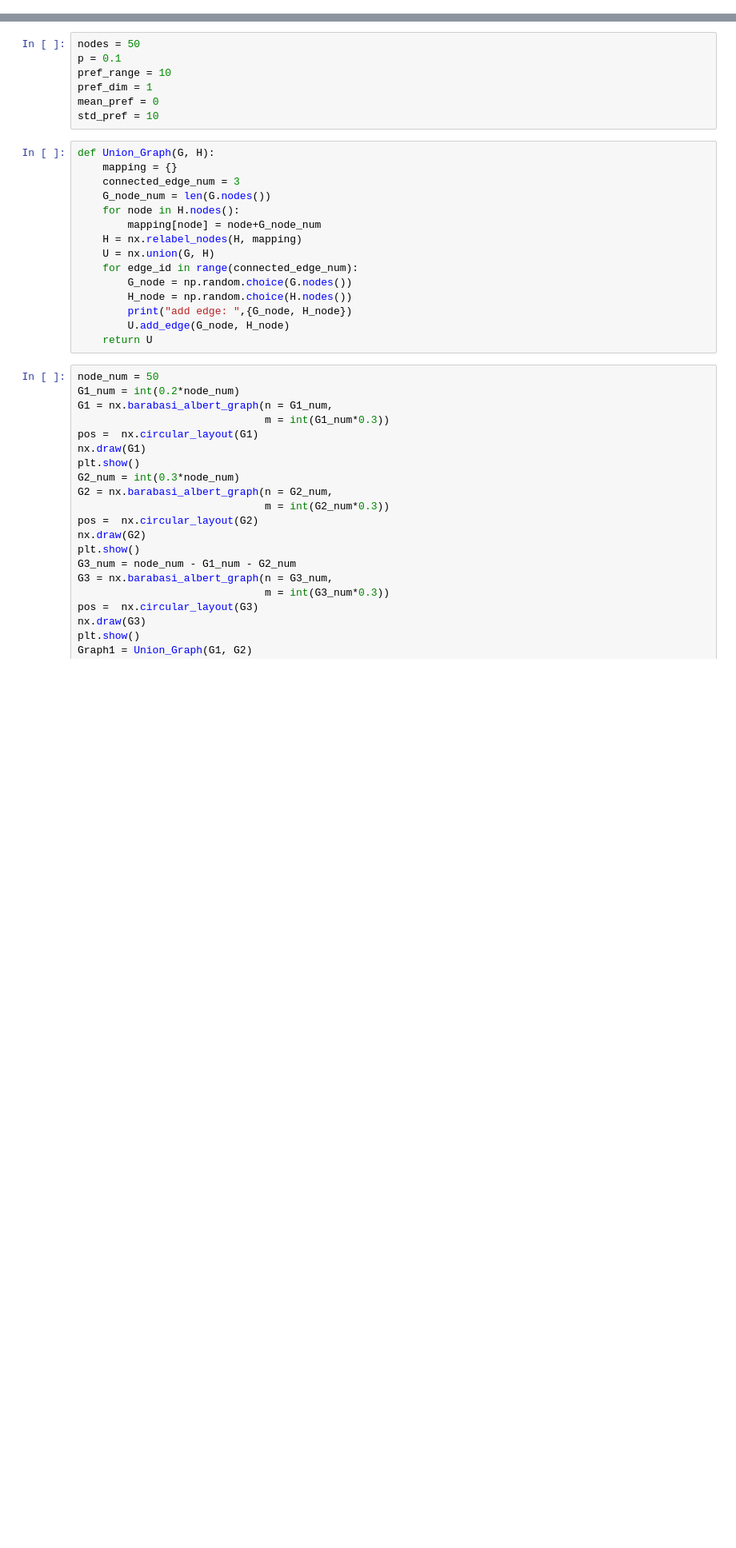
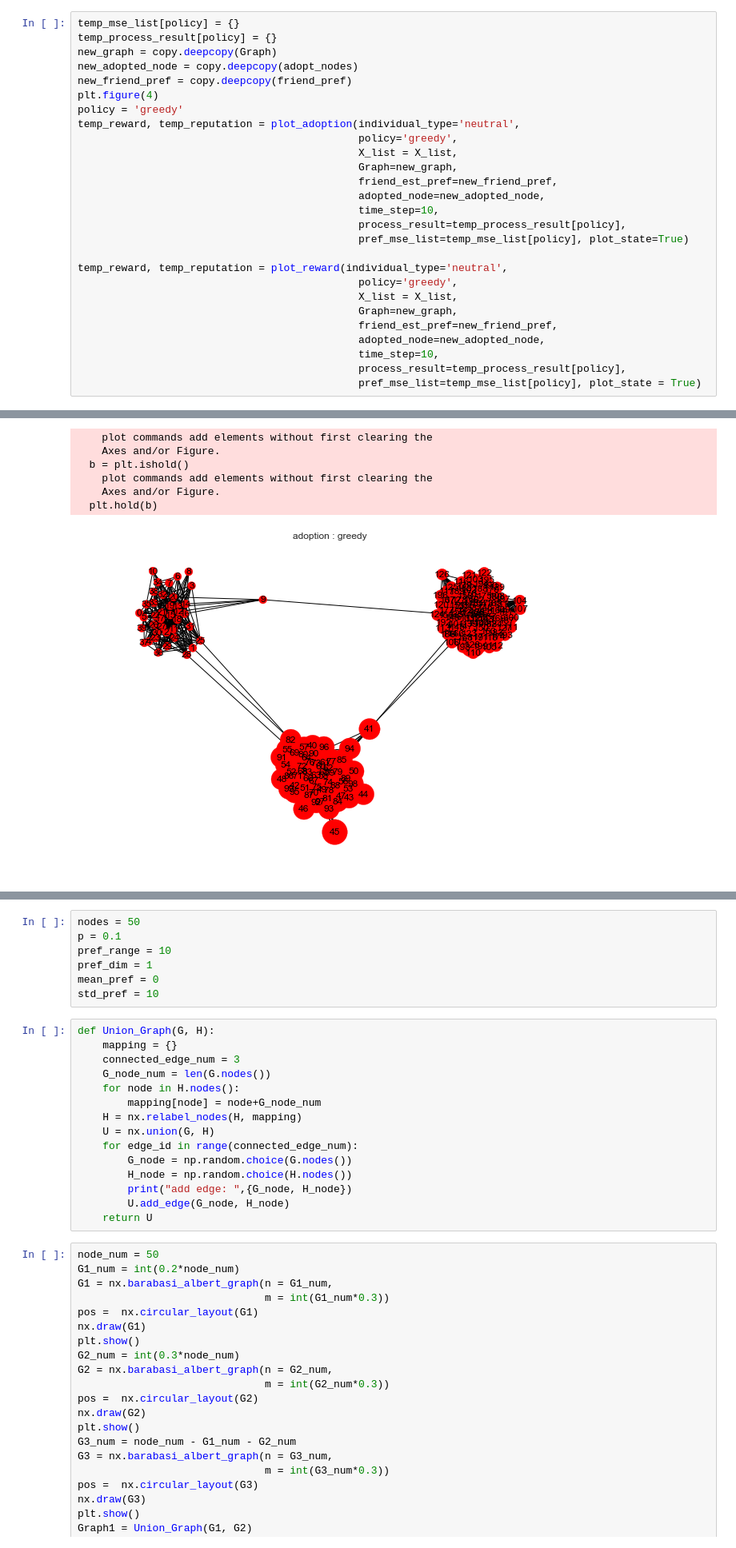
Before and after one commit to mRSun15/SID_on_social_network, a Jupyter notebook: Untitled.ipynb, the cells around one changed output, grey strips where cells are left out. Shown at 80% size. Saved outputs shown, nothing was run; the diff lists cells and outputs as text; blank space fills up the shorter version.

```diff
--- a/Untitled.ipynb
+++ b/Untitled.ipynb
@@ -7,0 +109,28 @@ from scipy.linalg import *
+# %%
+temp_mse_list[policy] = {}
+temp_process_result[policy] = {}
+new_graph = copy.deepcopy(Graph)
+new_adopted_node = copy.deepcopy(adopt_nodes)
+new_friend_pref = copy.deepcopy(friend_pref)
+plt.figure(4)
+policy = 'greedy'
+temp_reward, temp_reputation = plot_adoption(individual_type='neutral',
+                                             policy='greedy',
+                                             X_list = X_list,
+                                             Graph=new_graph,
+                                             friend_est_pref=new_friend_pref,
+                                             adopted_node=new_adopted_node,
+                                             time_step=10,
+                                             process_result=temp_process_result[policy],
+                                             pref_mse_list=temp_mse_list[policy], plot_state=True)
+
+temp_reward, temp_reputation = plot_reward(individual_type='neutral',
+                                             policy='greedy',
+                                             X_list = X_list,
+                                             Graph=new_graph,
+                                             friend_est_pref=new_friend_pref,
+                                             adopted_node=new_adopted_node,
+                                             time_step=10,
+                                             process_result=temp_process_result[policy],
+                                             pref_mse_list=temp_mse_list[policy], plot_state = True)
+# %% [output]
@@ -7,0 +154,7 @@ from scipy.linalg import *
+    plot commands add elements without first clearing the
+    Axes and/or Figure.
+  b = plt.ishold()
+    plot commands add elements without first clearing the
+    Axes and/or Figure.
+  plt.hold(b)
+[figure, added]
```
Also changed, not shown: parts of 12 cells of this notebook, 3 other files.
